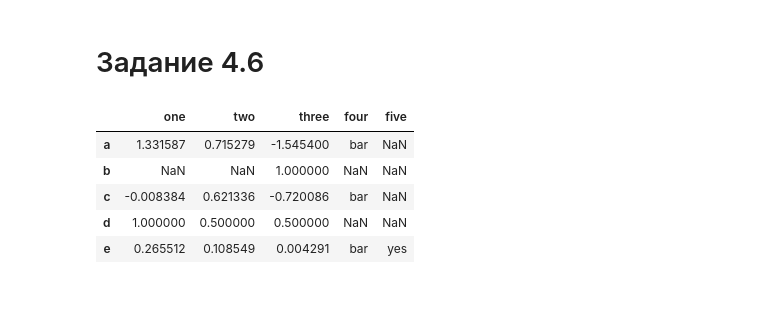
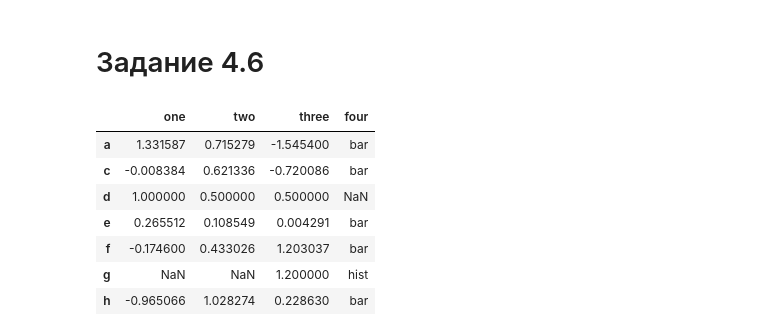
Before and after one commit to Yakudza1984/IDE-Python, a Jupyter notebook: PYTHON-14. Очистка данных/Theory/PYTHON-14. Очистка данных.ipynb, the cells around one changed output. Drawn from its saved outputs; the diff is of its cells as text; code cells hidden in the pictures; blank space fills up the shorter version.

```diff
--- a/PYTHON-14. Очистка данных/Theory/PYTHON-14. Очистка данных.ipynb
+++ b/PYTHON-14. Очистка данных/Theory/PYTHON-14. Очистка данных.ipynb
@@ -322,25 +322,45 @@ Length: 61, dtype: float64
 # %%
 import pandas as pd
 import numpy as np
 
 index_labels = list('abcdefgh')
 column_labels = ['one', 'two', 'three', 'four', 'five']
 data = [
     [1.331587, 0.715279, -1.545400, "bar", np.nan],
     [np.nan, np.nan, 1.000000, np.nan, np.nan],
     [-0.008384, 0.621336, -0.720086, "bar", np.nan],
     [1.000000, 0.500000, 0.500000, np.nan, np.nan],
     [0.265512, 0.108549, 0.004291, "bar", "yes"],
     [-0.174600, 0.433026, 1.203037, "bar", np.nan],
     [np.nan, np.nan, 1.200000, "hist", np.nan],
     [-0.965066, 1.028274, 0.228630, "bar", np.nan]
 ]
 df = pd.DataFrame(data, index=index_labels, columns=column_labels)
-df.head()
+#отбрасываем столбцы с числом пропусков более 30% (100-70)
+n = df.shape[0] #число строк в таблице
+thresh = n*0.5
+df = df.dropna(thresh=thresh, axis=1)
+
+#отбрасываем строки с числом пропусков более 2 в строке
+m = df.shape[1] #число признаков после удаления столбцов
+df = df.dropna(thresh=m-2, axis=0)
+values = {
+    'life_sq': combine_data['full_sq'],
+    'metro_min_walk': combine_data['metro_min_walk'].median(),
+    'metro_km_walk': combine_data['metro_km_walk'].median(),
+    'railroad_station_walk_km': combine_data['railroad_station_walk_km'].median(),
+    'railroad_station_walk_min': combine_data['railroad_station_walk_min'].median(),
+    'preschool_quota': combine_data['preschool_quota'].mode()[0],
+    'school_quota': combine_data['school_quota'].mode()[0],
+    'floor': combine_data['floor'].mode()[0]
+}
+#display(df)
 # %% [output]
-|  | one | two | three | four | five |
-| a | 1.331587 | 0.715279 | -1.545400 | bar | NaN |
-| b | NaN | NaN | 1.000000 | NaN | NaN |
-| c | -0.008384 | 0.621336 | -0.720086 | bar | NaN |
-| d | 1.000000 | 0.500000 | 0.500000 | NaN | NaN |
-| e | 0.265512 | 0.108549 | 0.004291 | bar | yes |
+|  | one | two | three | four |
+| a | 1.331587 | 0.715279 | -1.545400 | bar |
+| c | -0.008384 | 0.621336 | -0.720086 | bar |
+| d | 1.000000 | 0.500000 | 0.500000 | NaN |
+| e | 0.265512 | 0.108549 | 0.004291 | bar |
+| f | -0.174600 | 0.433026 | 1.203037 | bar |
+| g | NaN | NaN | 1.200000 | hist |
+| h | -0.965066 | 1.028274 | 0.228630 | bar |
```
